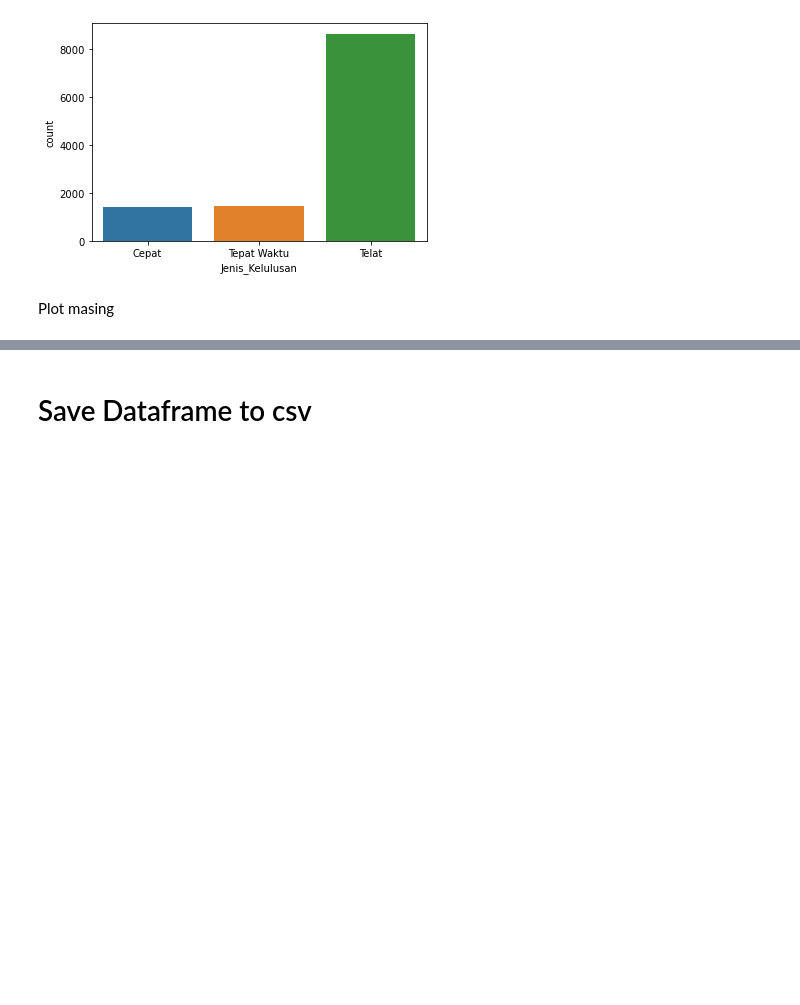
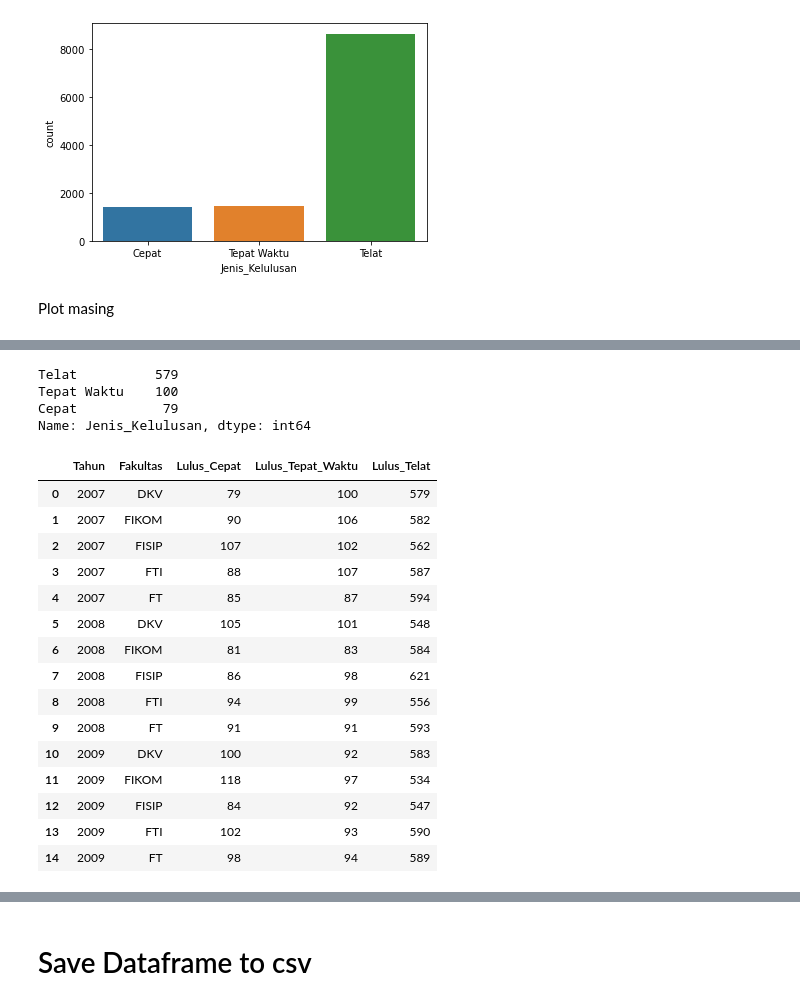
Before and after one commit to FelixFern/IFEST-2022-ODE, a Jupyter notebook: Data-Analysis.ipynb, the cells around one changed output, grey strips where cells are left out. Drawn from its saved outputs; the diff is of its cells as text; code cells hidden in the pictures; blank space fills up the shorter version.

```diff
--- a/Data-Analysis.ipynb
+++ b/Data-Analysis.ipynb
@@ -278,0 +322,51 @@ Plot masing
+# %%
+dummy_df = df.loc[(df['Tgl_Daftar_Kuliah'] == 2007) & (df['Fakultas'] == 'DKV')]['Jenis_Kelulusan'].value_counts()
+dummy_df
+# %% [output]
+Telat          579
+Tepat Waktu    100
+Cepat           79
+Name: Jenis_Kelulusan, dtype: int64
+# %%
+# count jenis kelulusan per tahun tiap fakultas
+
+tahun = df['Tgl_Daftar_Kuliah'].unique()
+fakultas = df['Fakultas'].unique()
+
+lulus_cepat = []
+lulus_tepat_waktu = []
+lulus_telat = []
+
+for i in tahun:
+    for j in fakultas:
+        dummy_df = df.loc[(df['Tgl_Daftar_Kuliah'] == i) & (df['Fakultas'] == j)]['Jenis_Kelulusan'].value_counts()
+        lulus_cepat.append((i, j, dummy_df['Cepat']))
+        lulus_tepat_waktu.append((i, j, dummy_df['Tepat Waktu']))
+        lulus_telat.append((i, j, dummy_df['Telat']))
+
+dummy_cepat = pd.DataFrame(lulus_cepat, columns=['Tahun', 'Fakultas', 'Lulus_Cepat'])
+dummy_tepat = pd.DataFrame(lulus_tepat_waktu, columns=['Tahun', 'Fakultas', 'Lulus_Tepat_Waktu'])
+dummy_telat = pd.DataFrame(lulus_telat, columns=['Tahun', 'Fakultas', 'Lulus_Telat'])
+
+first_merge = pd.merge(dummy_cepat, dummy_tepat, on=['Tahun', 'Fakultas'])
+final_merge = pd.merge(first_merge, dummy_telat, on=['Tahun', 'Fakultas'])
+
+final_merge = final_merge.sort_values(by='Tahun').reset_index().drop(columns='index')
+final_merge
+# %% [output]
+|  | Tahun | Fakultas | Lulus_Cepat | Lulus_Tepat_Waktu | Lulus_Telat |
+| 0 | 2007 | DKV | 79 | 100 | 579 |
+| 1 | 2007 | FIKOM | 90 | 106 | 582 |
+| 2 | 2007 | FISIP | 107 | 102 | 562 |
+| 3 | 2007 | FTI | 88 | 107 | 587 |
+| 4 | 2007 | FT | 85 | 87 | 594 |
+| 5 | 2008 | DKV | 105 | 101 | 548 |
+| 6 | 2008 | FIKOM | 81 | 83 | 584 |
+| 7 | 2008 | FISIP | 86 | 98 | 621 |
+| 8 | 2008 | FTI | 94 | 99 | 556 |
+| 9 | 2008 | FT | 91 | 91 | 593 |
+| 10 | 2009 | DKV | 100 | 92 | 583 |
+| 11 | 2009 | FIKOM | 118 | 97 | 534 |
+| 12 | 2009 | FISIP | 84 | 92 | 547 |
+| 13 | 2009 | FTI | 102 | 93 | 590 |
+| 14 | 2009 | FT | 98 | 94 | 589 |
```
Also changed, not shown: parts of 6 cells of this notebook.
